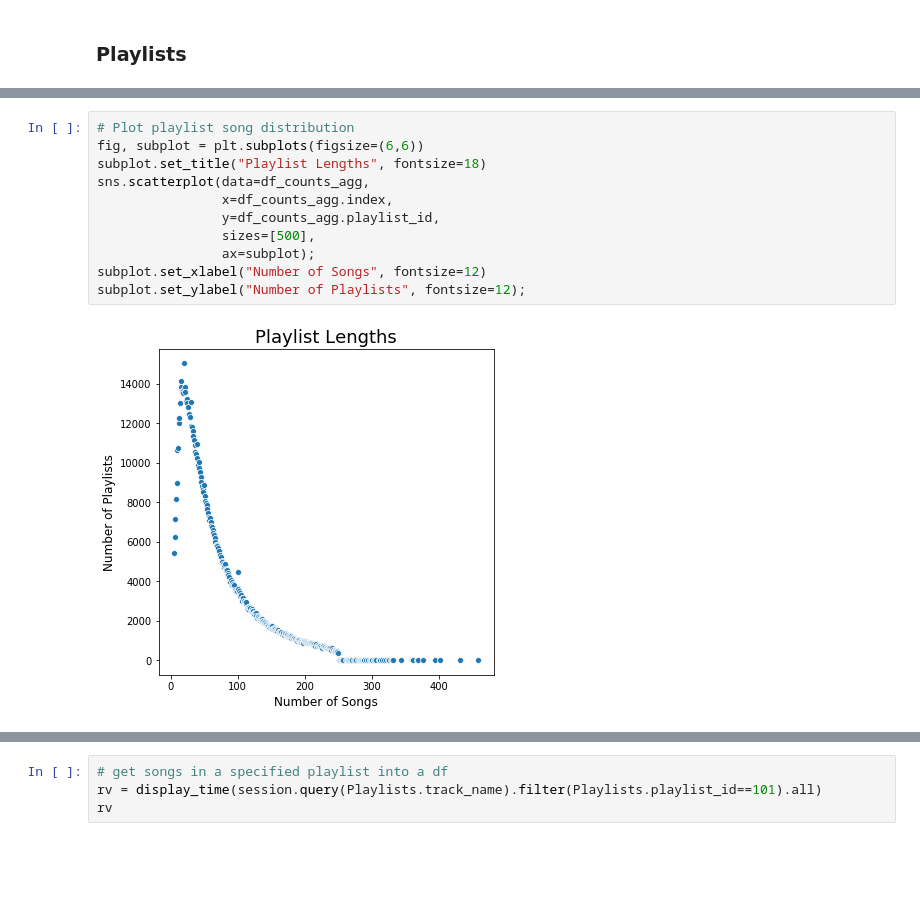
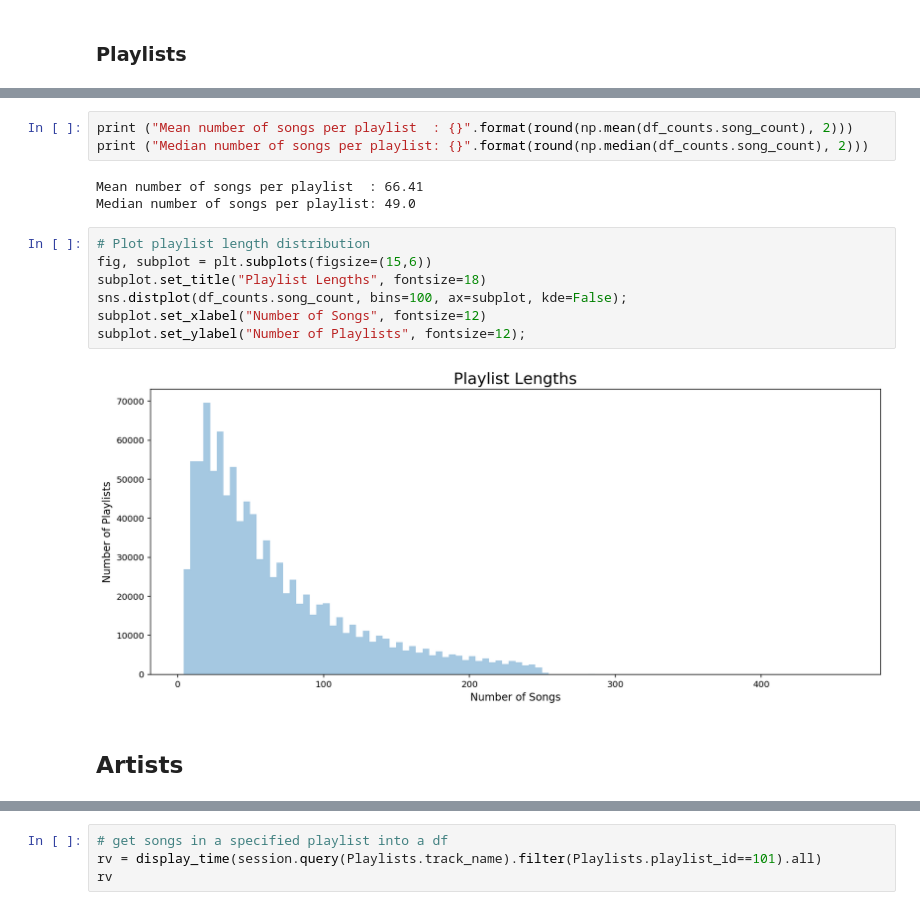
Before and after one commit to awgeezrick/CS109a_finalproject_group20, a Jupyter notebook: mark/Spotify-EDA.ipynb, the cells around one changed output, grey strips where cells are left out. Saved outputs shown, nothing was run; the diff lists cells and outputs as text; blank space fills up the shorter version.

```diff
--- a/mark/Spotify-EDA.ipynb
+++ b/mark/Spotify-EDA.ipynb
@@ -120,13 +128,17 @@ Time to Execute: 31.77 seconds
+# %%
+print ("Mean number of songs per playlist  : {}".format(round(np.mean(df_counts.song_count), 2)))
+print ("Median number of songs per playlist: {}".format(round(np.median(df_counts.song_count), 2)))
+# %% [output]
+Mean number of songs per playlist  : 66.41
+Median number of songs per playlist: 49.0
 # %%
-# Plot playlist song distribution
-fig, subplot = plt.subplots(figsize=(6,6))
+# Plot playlist length distribution
+fig, subplot = plt.subplots(figsize=(15,6))
 subplot.set_title("Playlist Lengths", fontsize=18)
-sns.scatterplot(data=df_counts_agg,
-                x=df_counts_agg.index,
-                y=df_counts_agg.playlist_id,
-                sizes=[500],
-                ax=subplot);
+sns.distplot(df_counts.song_count, bins=100, ax=subplot, kde=False);
 subplot.set_xlabel("Number of Songs", fontsize=12)
 subplot.set_ylabel("Number of Playlists", fontsize=12);
 # %% [output]
-[figure, old version]
+[figure, new version]
+# %% [markdown]
+## Artists
```
Also changed, not shown: parts of 21 cells of this notebook, 15 other files.
